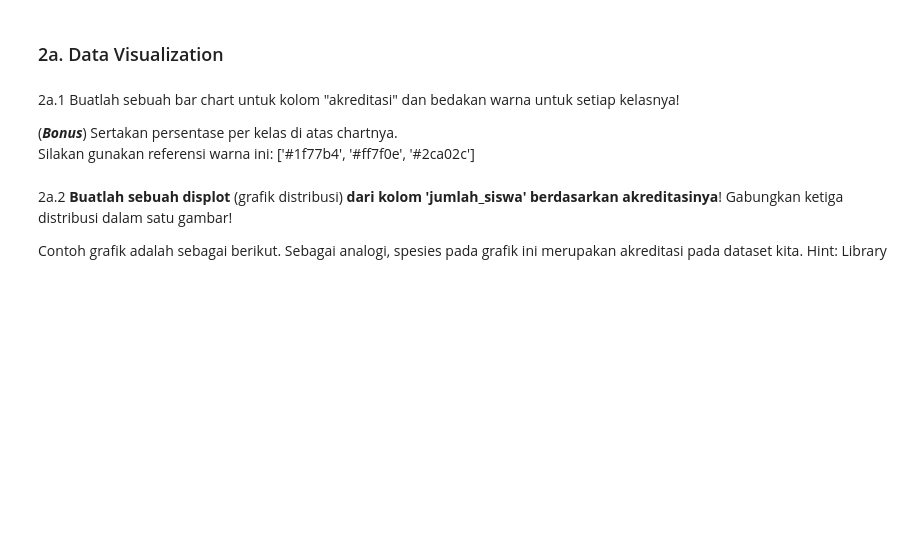
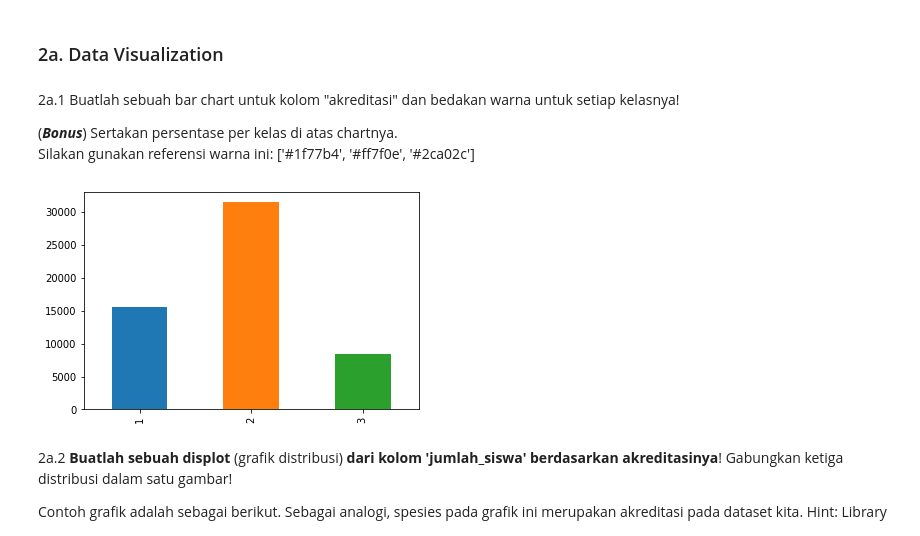
Before and after one commit to OchiMoto21/HMIF-ds-bootcamp-2022, a Jupyter notebook: hmif-ds-bootcamp-2022-niken.ipynb, the cells around one changed output. Cells and saved outputs as stored; diff of their text form; code cells hidden in the pictures; blank space fills up the shorter version.

```diff
--- a/hmif-ds-bootcamp-2022-niken.ipynb
+++ b/hmif-ds-bootcamp-2022-niken.ipynb
@@ -179,6 +180,9 @@ schools[schools['sumber_listrik']==False]['akreditasi'].mean()
 <br> Silakan gunakan referensi warna ini: ['#1f77b4', '#ff7f0e', '#2ca02c']
 # %%
 # write your code here
+akreditasi_bar=schools['akreditasi'].value_counts().sort_index().plot.bar(color= ['#1f77b4', '#ff7f0e', '#2ca02c'])
+# %% [output]
+[figure, added]
 # %% [markdown]
 2a.2 **Buatlah sebuah displot** (grafik distribusi) **dari kolom 'jumlah_siswa' berdasarkan akreditasinya**! Gabungkan ketiga distribusi dalam satu gambar!
 
```
Also changed, not shown: parts of 2 cells of this notebook.
